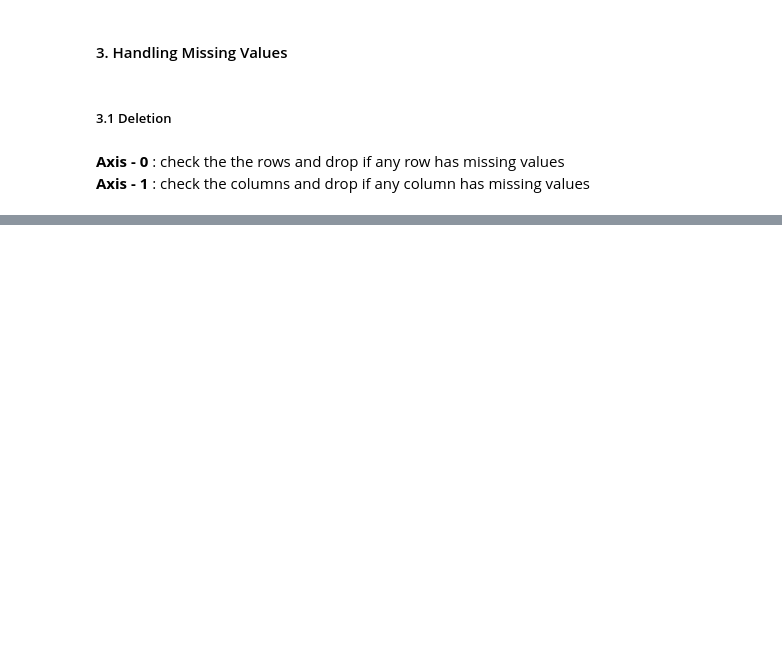
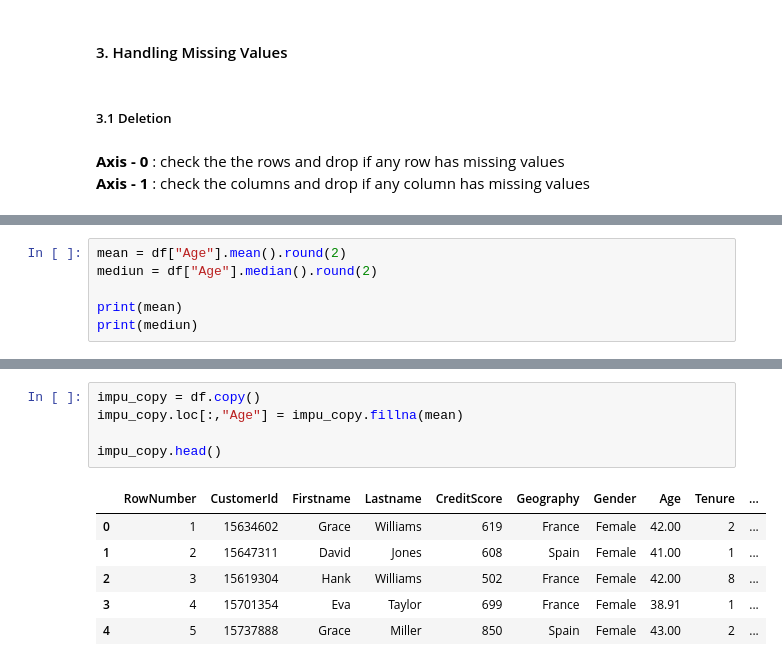
Before and after one commit to thisaru-dasith/Explority-Data-Analysis, a Jupyter notebook: week 01 -data/0_handle_missing_values.ipynb, the cells around one changed output, grey strips where cells are left out. Cells and saved outputs as stored; diff of their text form; blank space fills up the shorter version.

Commit message:
performed imputation for AGE column with mean value

```diff
--- a/week 01 -data/0_handle_missing_values.ipynb
+++ b/week 01 -data/0_handle_missing_values.ipynb
@@ -93,0 +127,6 @@ df_copy
+# %%
+mean = df["Age"].mean().round(2)
+mediun = df["Age"].median().round(2)
+
+print(mean)
+print(mediun)
@@ -93,0 +141,12 @@ df_copy
+# %%
+impu_copy = df.copy()
+impu_copy.loc[:,"Age"] = impu_copy.fillna(mean)
+
+impu_copy.head()
+# %% [output]
+|  | RowNumber | CustomerId | Firstname | Lastname | CreditScore | Geography | Gender | Age | Tenure | ... |
+| 0 | 1 | 15634602 | Grace | Williams | 619 | France | Female | 42.00 | 2 | ... |
+| 1 | 2 | 15647311 | David | Jones | 608 | Spain | Female | 41.00 | 1 | ... |
+| 2 | 3 | 15619304 | Hank | Williams | 502 | France | Female | 42.00 | 8 | ... |
+| 3 | 4 | 15701354 | Eva | Taylor | 699 | France | Female | 38.91 | 1 | ... |
+| 4 | 5 | 15737888 | Grace | Miller | 850 | Spain | Female | 43.00 | 2 | ... |
```
Also changed, not shown: parts of 12 cells of this notebook, 1 other file.
